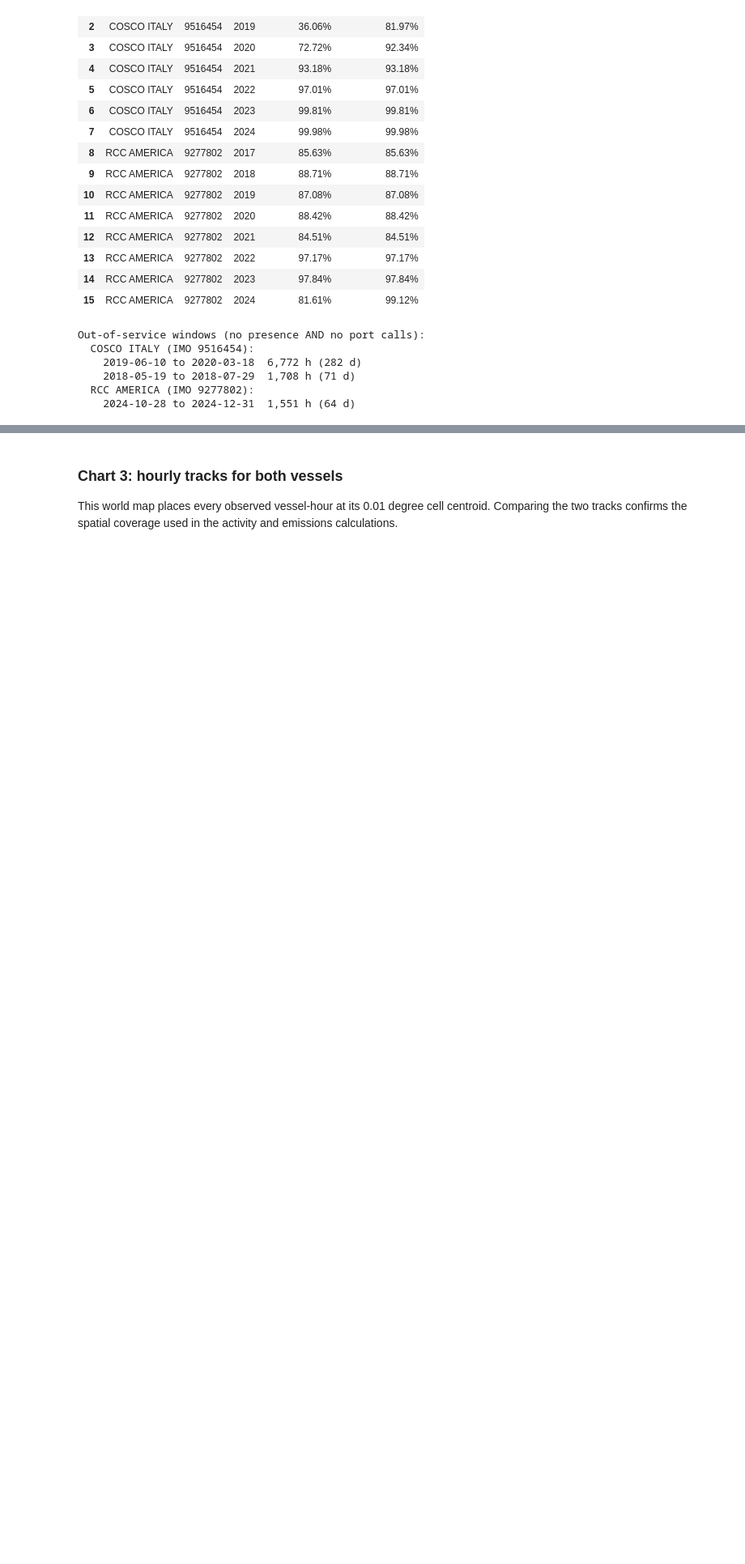
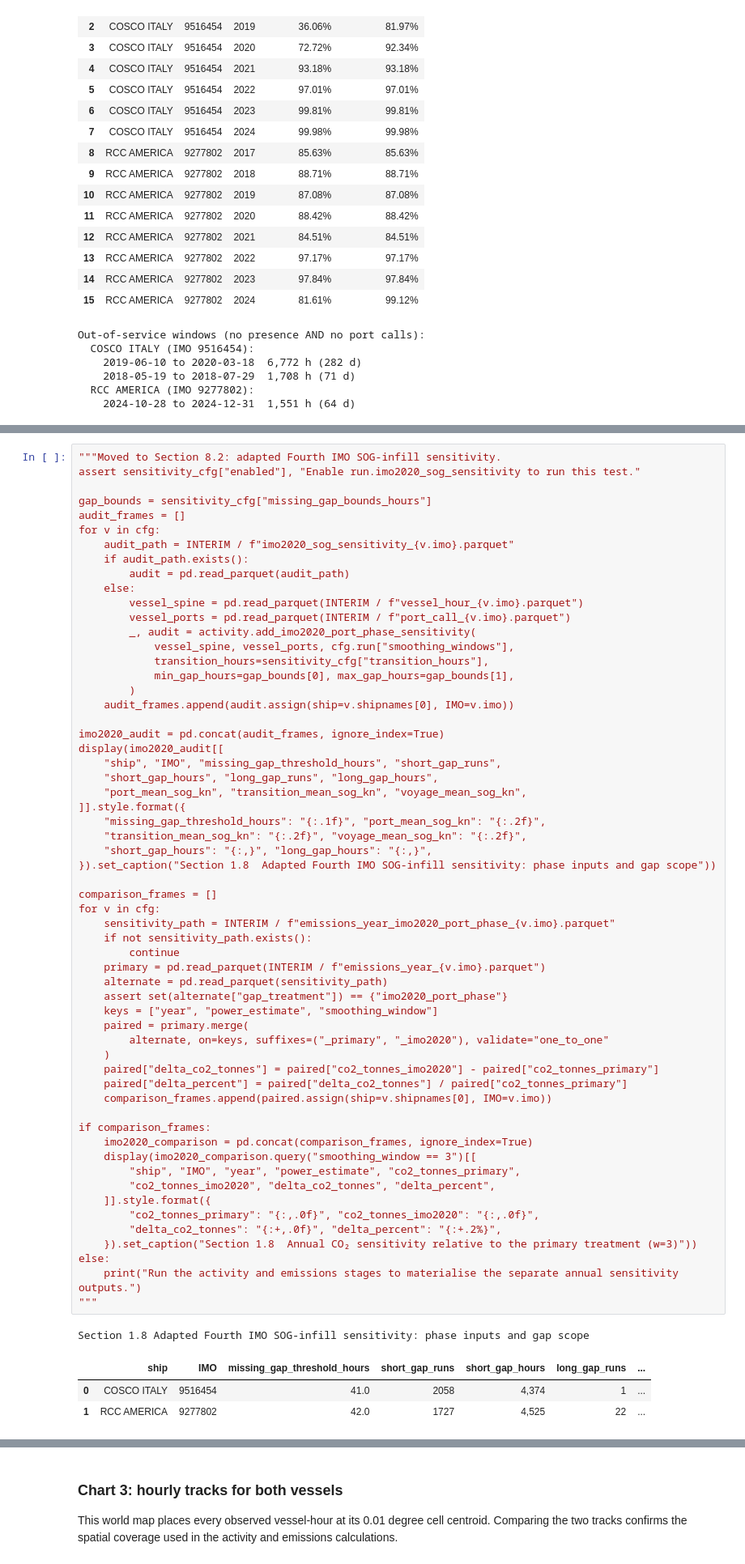
Before and after one commit to arantzazu-arregui/emissions-allocation, a Jupyter notebook: notebooks/01_methodology_walkthrough.ipynb, the cells around one changed output, grey strips where cells are left out. Shown at 81% size. Drawn from its saved outputs; the diff is of its cells as text; blank space fills up the shorter version.

```diff
--- a/notebooks/01_methodology_walkthrough.ipynb
+++ b/notebooks/01_methodology_walkthrough.ipynb
@@ -303,0 +301,64 @@ Out-of-service windows (no presence AND no port calls):
+# %%
+"""Moved to Section 8.2: adapted Fourth IMO SOG-infill sensitivity.
+assert sensitivity_cfg["enabled"], "Enable run.imo2020_sog_sensitivity to run this test."
+
+gap_bounds = sensitivity_cfg["missing_gap_bounds_hours"]
+audit_frames = []
+for v in cfg:
+    audit_path = INTERIM / f"imo2020_sog_sensitivity_{v.imo}.parquet"
+    if audit_path.exists():
+        audit = pd.read_parquet(audit_path)
+    else:
+        vessel_spine = pd.read_parquet(INTERIM / f"vessel_hour_{v.imo}.parquet")
+        vessel_ports = pd.read_parquet(INTERIM / f"port_call_{v.imo}.parquet")
+        _, audit = activity.add_imo2020_port_phase_sensitivity(
+            vessel_spine, vessel_ports, cfg.run["smoothing_windows"],
+            transition_hours=sensitivity_cfg["transition_hours"],
+            min_gap_hours=gap_bounds[0], max_gap_hours=gap_bounds[1],
+        )
+    audit_frames.append(audit.assign(ship=v.shipnames[0], IMO=v.imo))
+
+imo2020_audit = pd.concat(audit_frames, ignore_index=True)
+display(imo2020_audit[[
+    "ship", "IMO", "missing_gap_threshold_hours", "short_gap_runs",
+    "short_gap_hours", "long_gap_runs", "long_gap_hours",
+    "port_mean_sog_kn", "transition_mean_sog_kn", "voyage_mean_sog_kn",
+]].style.format({
+    "missing_gap_threshold_hours": "{:.1f}", "port_mean_sog_kn": "{:.2f}",
+    "transition_mean_sog_kn": "{:.2f}", "voyage_mean_sog_kn": "{:.2f}",
+    "short_gap_hours": "{:,}", "long_gap_hours": "{:,}",
+}).set_caption("Section 1.8  Adapted Fourth IMO SOG-infill sensitivity: phase inputs and gap scope"))
+
+comparison_frames = []
+for v in cfg:
+    sensitivity_path = INTERIM / f"emissions_year_imo2020_port_phase_{v.imo}.parquet"
+    if not sensitivity_path.exists():
+        continue
+    primary = pd.read_parquet(INTERIM / f"emissions_year_{v.imo}.parquet")
+    alternate = pd.read_parquet(sensitivity_path)
+    assert set(alternate["gap_treatment"]) == {"imo2020_port_phase"}
+    keys = ["year", "power_estimate", "smoothing_window"]
+    paired = primary.merge(
+        alternate, on=keys, suffixes=("_primary", "_imo2020"), validate="one_to_one"
+    )
+    paired["delta_co2_tonnes"] = paired["co2_tonnes_imo2020"] - paired["co2_tonnes_primary"]
+    paired["delta_percent"] = paired["delta_co2_tonnes"] / paired["co2_tonnes_primary"]
+    comparison_frames.append(paired.assign(ship=v.shipnames[0], IMO=v.imo))
+
+if comparison_frames:
+    imo2020_comparison = pd.concat(comparison_frames, ignore_index=True)
+    display(imo2020_comparison.query("smoothing_window == 3")[[
+        "ship", "IMO", "year", "power_estimate", "co2_tonnes_primary",
+        "co2_tonnes_imo2020", "delta_co2_tonnes", "delta_percent",
+    ]].style.format({
+        "co2_tonnes_primary": "{:,.0f}", "co2_tonnes_imo2020": "{:,.0f}",
+        "delta_co2_tonnes": "{:+,.0f}", "delta_percent": "{:+.2%}",
+    }).set_caption("Section 1.8  Annual CO₂ sensitivity relative to the primary treatment (w=3)"))
+else:
+    print("Run the activity and emissions stages to materialise the separate annual sensitivity outputs.")
+"""
+# %% [output]
+Section 1.8 Adapted Fourth IMO SOG-infill sensitivity: phase inputs and gap scope
+|  | ship | IMO | missing_gap_threshold_hours | short_gap_runs | short_gap_hours | long_gap_runs | ... |
+| 0 | COSCO ITALY | 9516454 | 41.0 | 2058 | 4,374 | 1 | ... |
+| 1 | RCC AMERICA | 9277802 | 42.0 | 1727 | 4,525 | 22 | ... |
```
Also changed, not shown: parts of 15 cells of this notebook, 27 other files.
